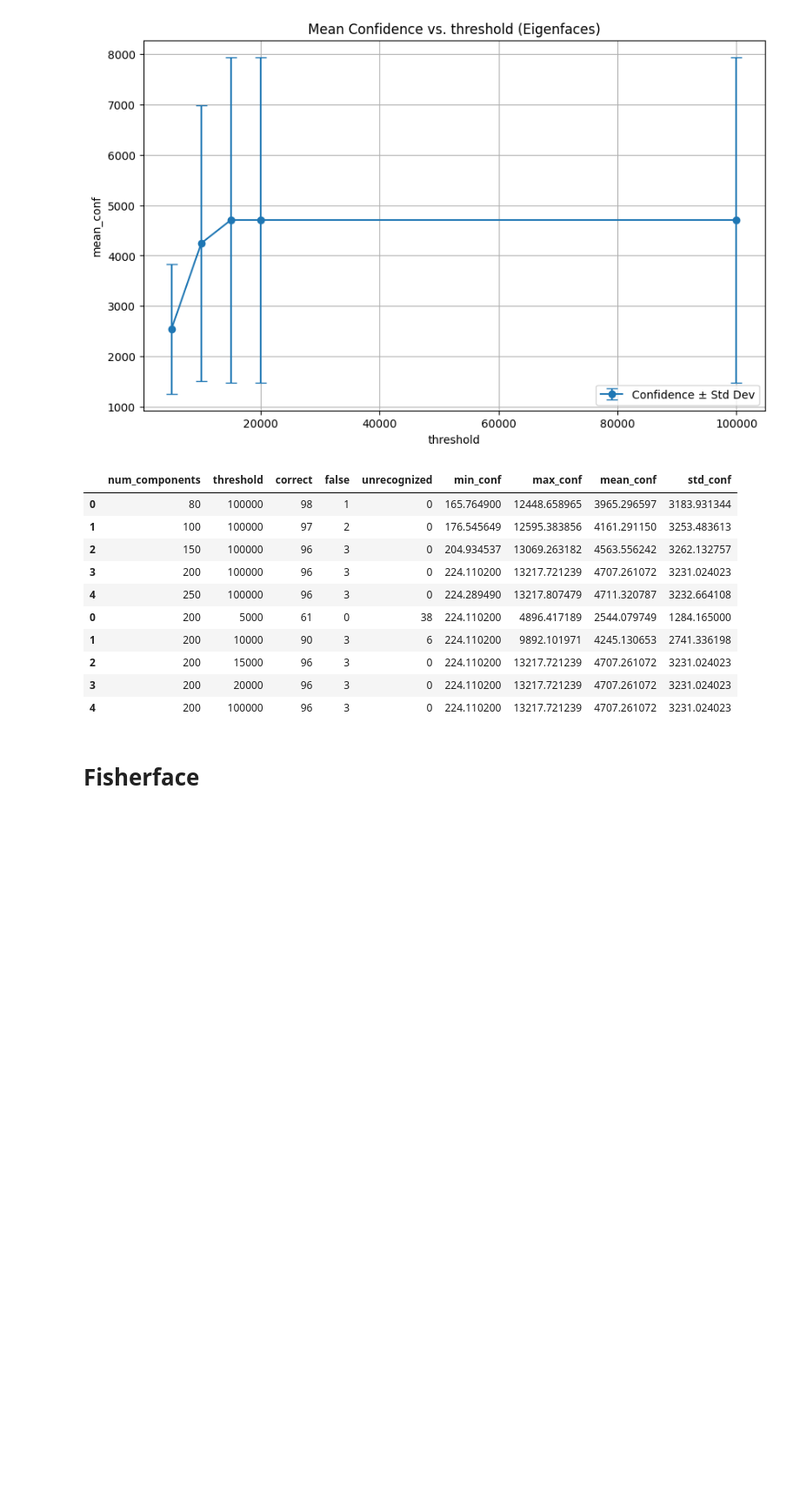
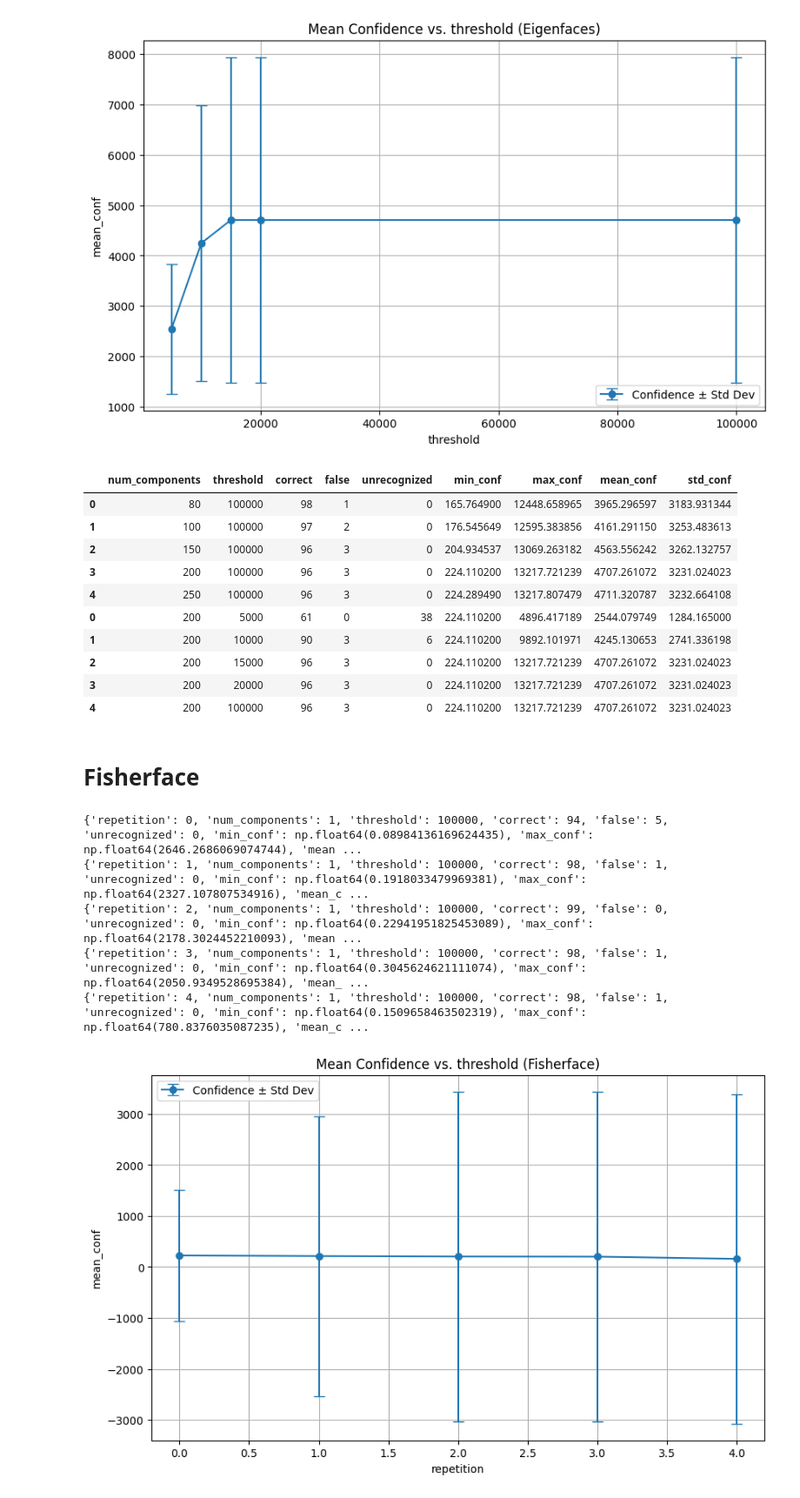
Before and after one commit to WellKnownDedication/video-and-image-proccessing, a Jupyter notebook: src/Complex_classifier/Dataset processing.ipynb, the cells around one changed output. Shown at 87% size. Cells and saved outputs as stored; diff of their text form; code cells hidden in the pictures; blank space fills up the shorter version.

```diff
--- a/src/Complex_classifier/Dataset processing.ipynb
+++ b/src/Complex_classifier/Dataset processing.ipynb
@@ -109,7 +110,7 @@ def run_eigenface_experiment(train_imgs, train_labels, test_imgs, test_labels, n
                     img_path = f"../../data/complex/classified/eigenface_nc:{num_components}_th:{threshold}_cf:{confidence}.jpg"
                     cv2.imwrite(img_path, img)
 
-    return results
+    return results, model
 # %%
 num_components_list = [80, 100, 150, 200, 250]
 threshold_list = [100000]
@@ -138,7 +132,7 @@ plt.show()
 # %%
 num_components_list = [200]
 threshold_list = [5000, 10000, 15000, 20000, 100000]
-results = run_eigenface_experiment(train_imgs, train_labels, test_imgs, test_labels, num_components_list, threshold_list)
+results, eigenface_model = run_eigenface_experiment(train_imgs, train_labels, test_imgs, test_labels, num_components_list, threshold_list)
 df_results = pd.concat([df_results, pd.DataFrame(results)], axis=0)
 
 x = [r['threshold'] for r in results]
@@ -177,17 +171,22 @@ df_results
 # %% [markdown]
 # Fisherface
 # %%
-def run_fisherface_experiment(train_imgs, train_labels, test_imgs, test_labels, num_components_list, threshholds):
+def run_fisherface_experiment(images, labels, num_components, threshold):
     results = []
 
-    for num_components in num_components_list:
-            for threshold in threshholds:
+    for i in range(5):
+                train_imgs, test_imgs, train_labels, test_labels = train_test_split(
+                all_images, all_labels, test_size=0.33, stratify=all_labels
+                )
+
+
                 model = cv2.face.FisherFaceRecognizer_create(num_components=num_components, threshold=threshold)
                 model.train(train_imgs, np.array(train_labels))
 
                 correct, false, unrecognized, confidences = evaluate_model(model, test_imgs, test_labels, threshold)
 
                 result = {
+                    "repetition": i,
                     "num_components": num_components,
                     "threshold": threshold,
                     "correct": correct,
@@ -216,7 +215,33 @@ def run_fisherface_experiment(train_imgs, train_labels, test_imgs, test_labels,
                         fontScale=0.5,
                         color=(255, 0, 0)
                     )
-                    img_path = f"../../data/complex/classified/eigenface_nc:{num_components}_th:{threshold}_cf:{confidence}.jpg"
+                    img_path = f"../../data/complex/classified/fisherface_nc:{num_components}_th:{threshold}_cf:{confidence}.jpg"
                     cv2.imwrite(img_path, img)
 
-    return results
+    return results, model
+# %%
+thresholds = 100000
+num_components_list = 1
+fisher_results, fishface_model = run_fisherface_experiment(all_images, all_labels, num_components_list, thresholds)
+
+fisher_df = pd.DataFrame(fisher_results)
+
+x = [r["repetition"] for r in fisher_results]
+y = [r['mean_conf'] for r in fisher_results]
+yerr = [r['std_conf'] if r['std_conf'] is not None else 0 for r in results]
+
+plt.figure(figsize=(10, 6))
+plt.errorbar(x, y, yerr=yerr, fmt='-o', capsize=5, label='Confidence ± Std Dev')
+plt.title('Mean Confidence vs. threshold (Fisherface)')
+plt.xlabel("repetition")
+plt.ylabel('mean_conf')
+plt.grid()
+plt.legend()
+plt.show()
+# %% [output]
+{'repetition': 0, 'num_components': 1, 'threshold': 100000, 'correct': 94, 'false': 5, 'unrecognized': 0, 'min_conf': np.float64(0.08984136169624435), 'max_conf': np.float64(2646.2686069074744), 'mean ...
+{'repetition': 1, 'num_components': 1, 'threshold': 100000, 'correct': 98, 'false': 1, 'unrecognized': 0, 'min_conf': np.float64(0.1918033479969381), 'max_conf': np.float64(2327.107807534916), 'mean_c ...
+{'repetition': 2, 'num_components': 1, 'threshold': 100000, 'correct': 99, 'false': 0, 'unrecognized': 0, 'min_conf': np.float64(0.22941951825453089), 'max_conf': np.float64(2178.3024452210093), 'mean ...
+{'repetition': 3, 'num_components': 1, 'threshold': 100000, 'correct': 98, 'false': 1, 'unrecognized': 0, 'min_conf': np.float64(0.3045624621111074), 'max_conf': np.float64(2050.9349528695384), 'mean_ ...
+{'repetition': 4, 'num_components': 1, 'threshold': 100000, 'correct': 98, 'false': 1, 'unrecognized': 0, 'min_conf': np.float64(0.1509658463502319), 'max_conf': np.float64(780.8376035087235), 'mean_c ...
+[figure, added]
```
Also changed, not shown: parts of 11 cells of this notebook, 1 other file.
